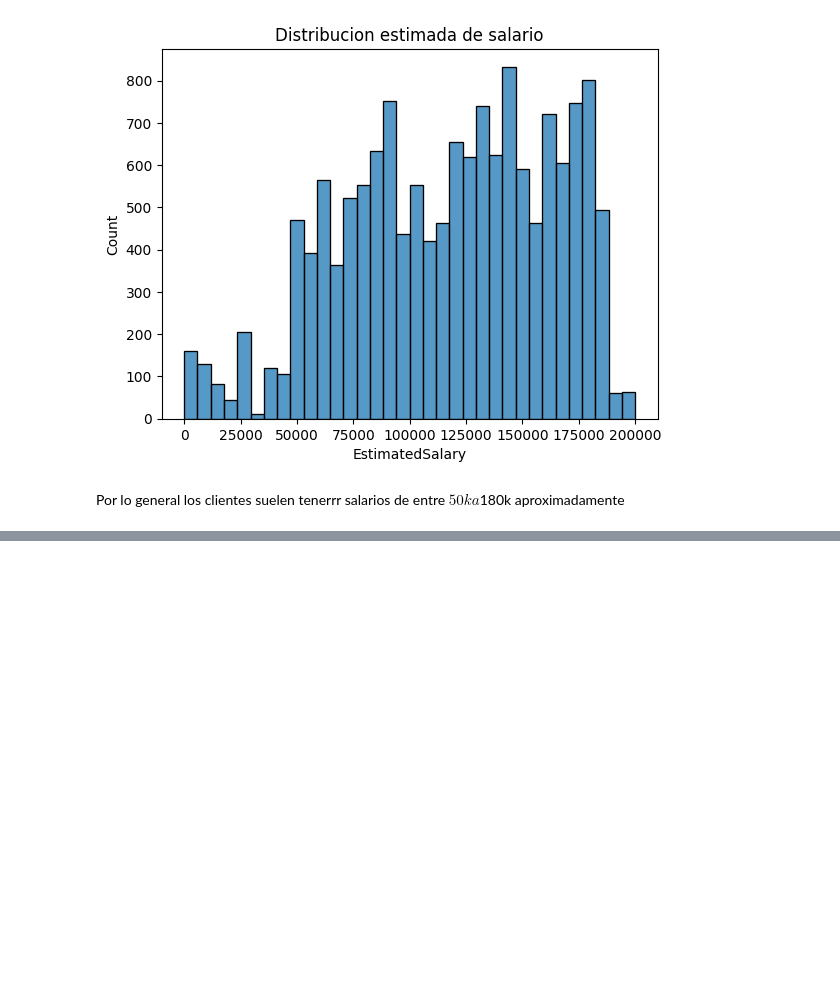
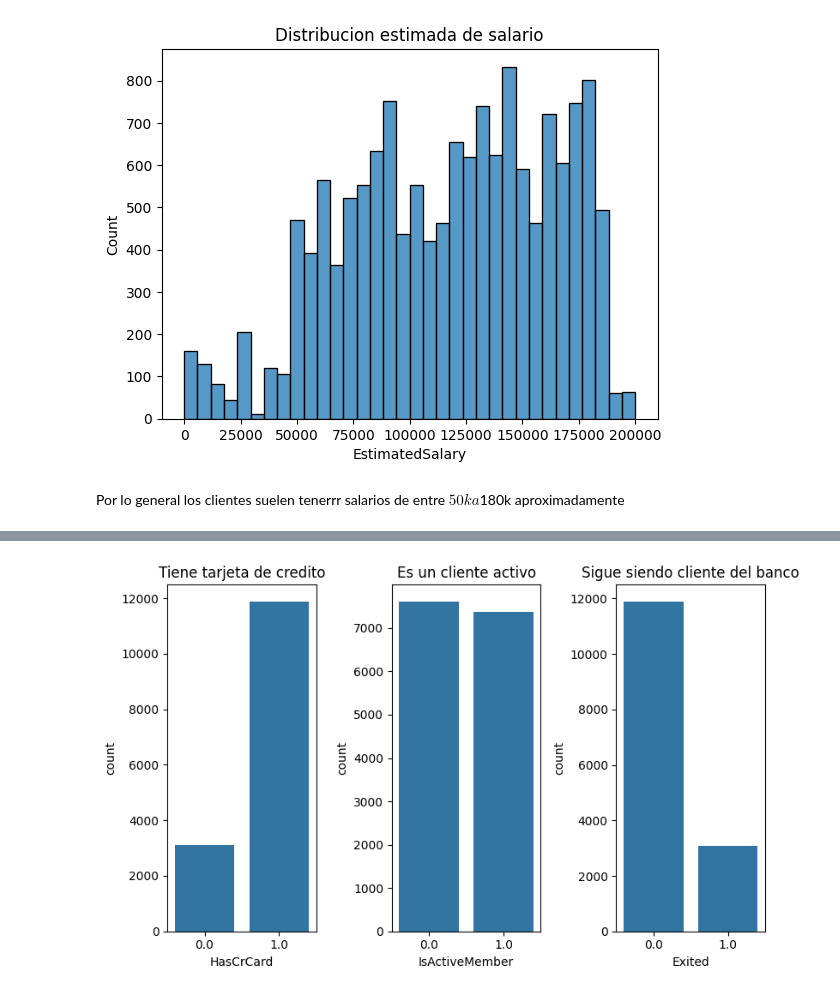
Before and after one commit to AidamZzzZ/customer-churn-prediction, a Jupyter notebook: notebooks/analisis.ipynb, the cells around one changed output, grey strips where cells are left out. Cells and saved outputs as stored; diff of their text form; code cells hidden in the pictures; blank space fills up the shorter version.

```diff
--- a/notebooks/analisis.ipynb
+++ b/notebooks/analisis.ipynb
@@ -107,0 +136,15 @@ Por lo general los clientes suelen tenerrr salarios de entre $50k a $180k aproxi
+# %%
+fig, axes = plt.subplots(1, 3, figsize=(8, 5))
+
+sns.countplot(x='HasCrCard', data=churn_data, ax=axes[0])
+axes[0].set_title('Tiene tarjeta de credito')
+
+sns.countplot(x='IsActiveMember', data=churn_data, ax=axes[1])
+axes[1].set_title('Es un cliente activo')
+
+sns.countplot(x='Exited', data=churn_data, ax=axes[2])
+axes[2].set_title('Sigue siendo cliente del banco')
+plt.tight_layout()
+plt.show()
+# %% [output]
+[figure, added]
```
Also changed, not shown: parts of 22 cells of this notebook, 2 other files.
